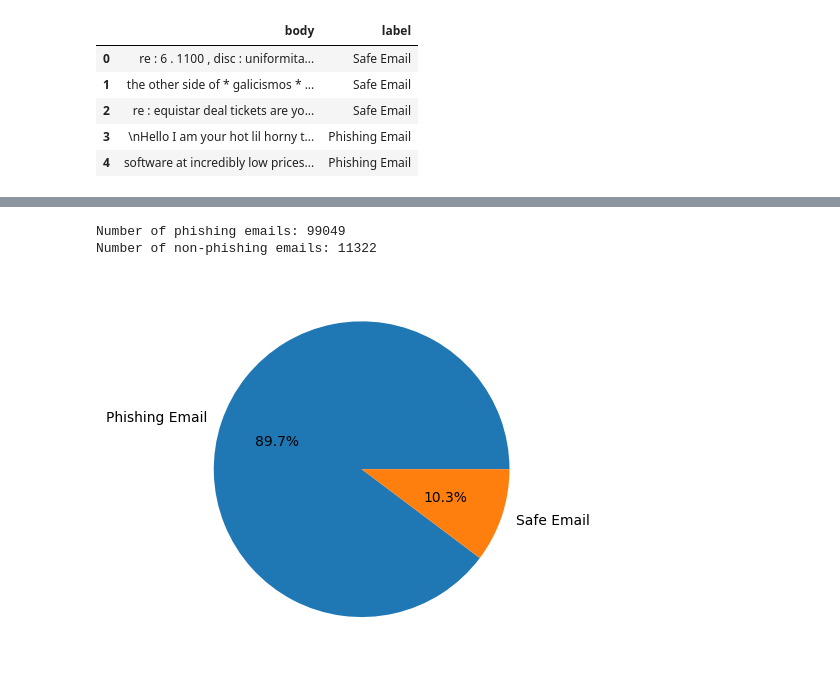
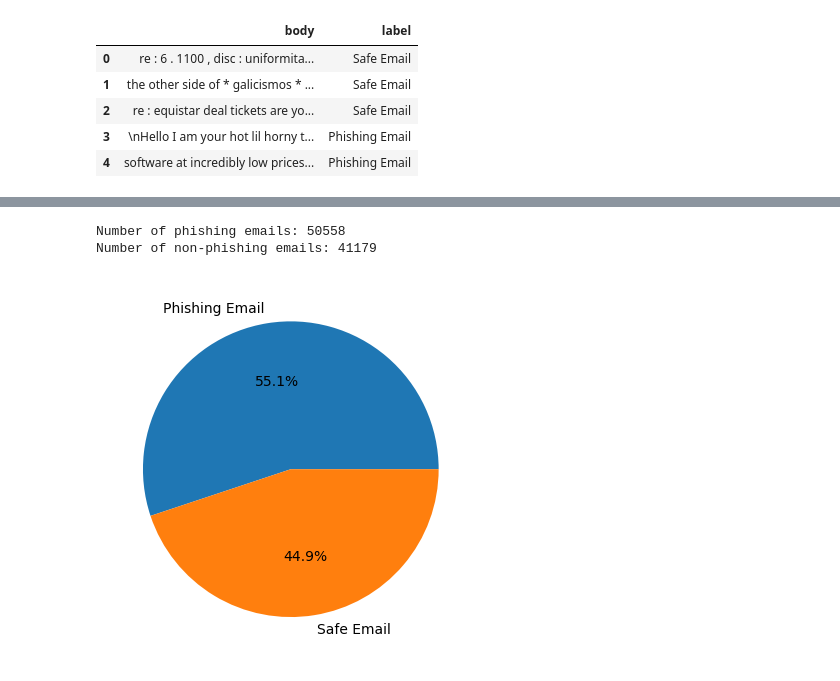
Before and after one commit to capstone-2024-T91/Image-Processing-and-NLP-for-Brand-Protection, a Jupyter notebook: notebooks/data_preprocessing_analysis.ipynb, the cells around one changed output, grey strips where cells are left out. Saved outputs shown, nothing was run; the diff lists cells and outputs as text; code cells hidden in the pictures.

```diff
--- a/notebooks/data_preprocessing_analysis.ipynb
+++ b/notebooks/data_preprocessing_analysis.ipynb
@@ -49,9 +43,9 @@ print(len(date_counts))
 df = df.drop_duplicates()
 df = df.dropna()
 # Select the columns to keep
-df = df[['body', 'sender', 'subject', 'date']]
+df = df[['body', 'label']]
 # Save new df to csv
-df.to_csv("../data/processed/phishing_cleaned_llm.csv", index=False)
+# df.to_csv("../data/processed/phishing_train_1.csv", index=False)
 # %%
 df4 = pd.read_csv("../data/raw/phishing_emails.csv")
 df4 = df4.dropna()
@@ -81,13 +75,3 @@ df4.head()
 | 2 | re : equistar deal tickets are yo... | Safe Email |
 | 3 | \nHello I am your hot lil horny t... | Phishing Email |
 | 4 | software at incredibly low prices... | Phishing Email |
-# %%
-# Add column label to df and have all columns be "Phishing Email"
-df['label'] = 'Phishing Email'
-df.head()
-# Select the columns to keep
-df = df[['body', 'label']]
-df.head()
-# Concatenate the dataframes
-df = pd.concat([df, df4])
-df.head()
@@ -101,14 +89,14 @@ df.head()
 # %%
 # Compare how many phishing emails and non-phishing emails
-phishing_emails = df[df['label'] == 'Phishing Email']
-non_phishing_emails = df[df['label'] == 'Safe Email']
+phishing_emails = df[df['label'] == 1]
+non_phishing_emails = df[df['label'] == 0]
 print(f"Number of phishing emails: {len(phishing_emails)}")
 print(f"Number of non-phishing emails: {len(non_phishing_emails)}")
 # Make a pie chart of the number of phishing emails and non-phishing emails
 import matplotlib.pyplot as plt
 plt.pie(df['label'].value_counts(), labels=['Phishing Email', 'Safe Email'], autopct='%1.1f%%')
 plt.show()
 # %% [output]
-Number of phishing emails: 99049
-Number of non-phishing emails: 11322
+Number of phishing emails: 50558
+Number of non-phishing emails: 41179
-[figure, old version]
+[figure, new version]
```
Also changed, not shown: parts of 5 cells of this notebook, 14 other files.
